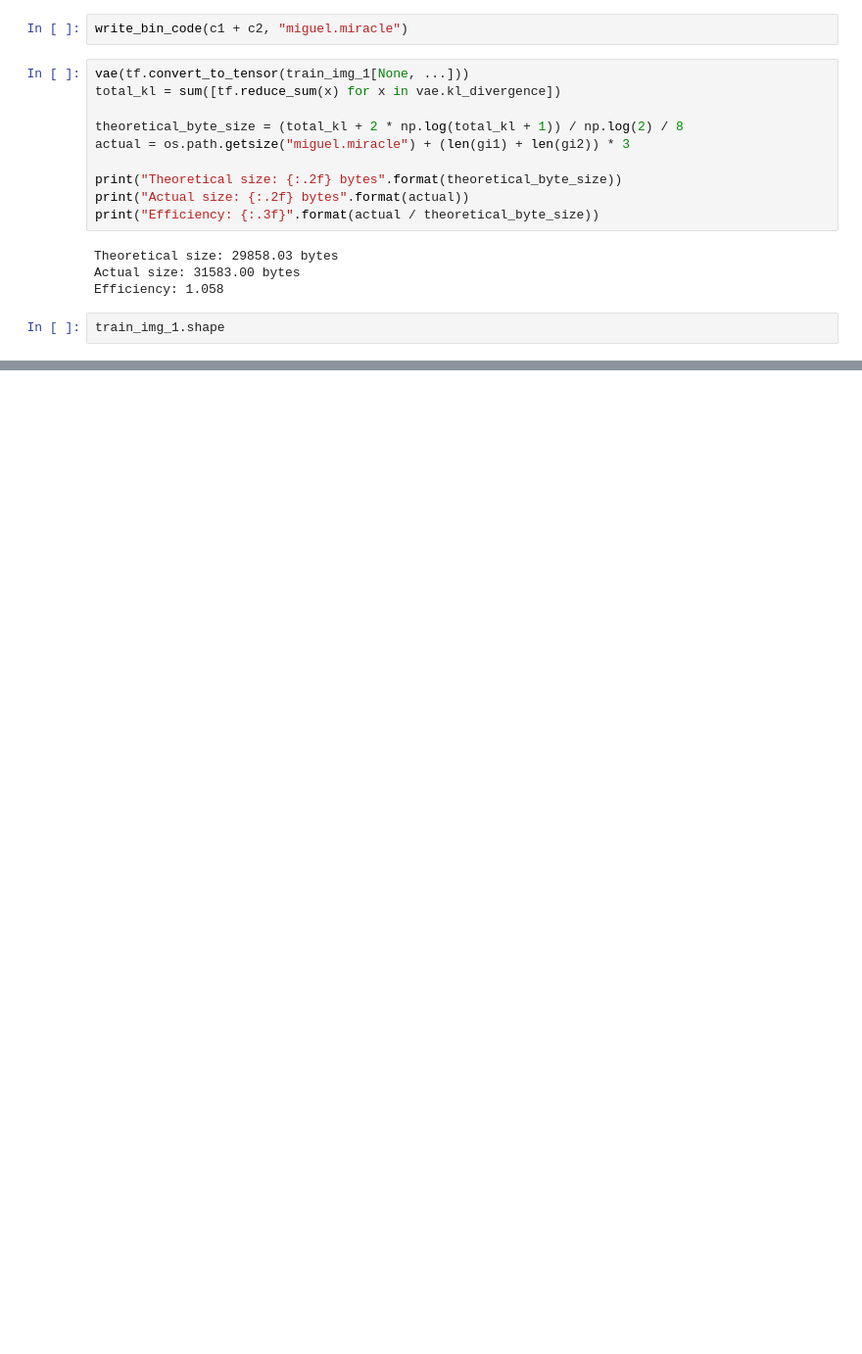
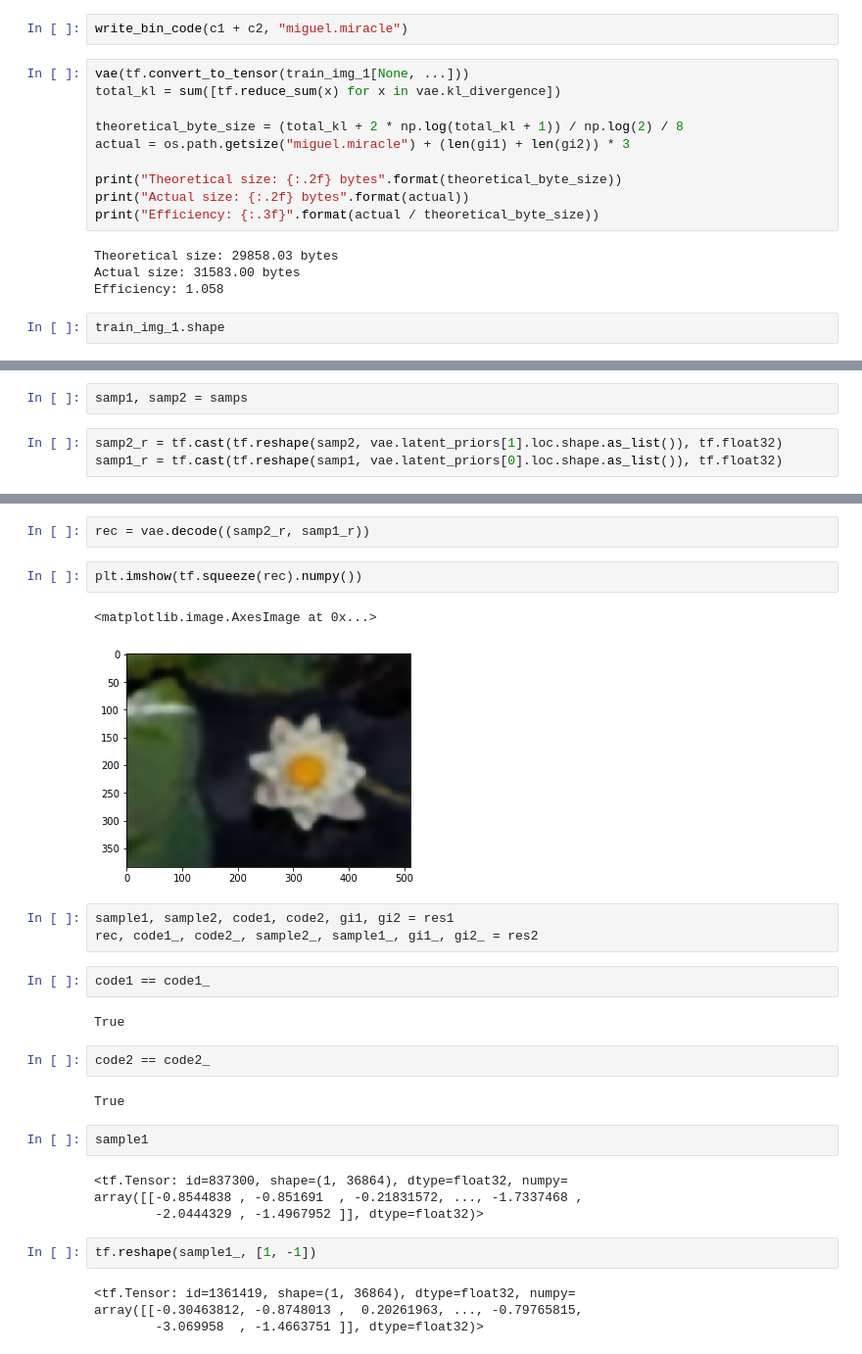
Before and after one commit to gergely-flamich/miracle-compression, a Jupyter notebook: code/clic/Compression.ipynb, the cells around one changed output, grey strips where cells are left out. Shown at 98% size. Saved outputs shown, nothing was run; the diff lists cells and outputs as text; blank space fills up the shorter version.

```diff
--- a/code/clic/Compression.ipynb
+++ b/code/clic/Compression.ipynb
@@ -1257,0 +1178,5 @@ train_img_1.shape
+# %%
+samp1, samp2 = samps
+# %%
+samp2_r = tf.cast(tf.reshape(samp2, vae.latent_priors[1].loc.shape.as_list()), tf.float32)
+samp1_r = tf.cast(tf.reshape(samp1, vae.latent_priors[0].loc.shape.as_list()), tf.float32)
@@ -1257,0 +1196,30 @@ train_img_1.shape
+# %%
+rec = vae.decode((samp2_r, samp1_r))
+# %%
+plt.imshow(tf.squeeze(rec).numpy())
+# %% [output]
+<matplotlib.image.AxesImage at 0x...>
+[figure, added]
+# %%
+sample1, sample2, code1, code2, gi1, gi2 = res1
+rec, code1_, code2_, sample2_, sample1_, gi1_, gi2_ = res2
+# %%
+code1 == code1_
+# %% [output]
+True
+# %%
+code2 == code2_
+# %% [output]
+True
+# %%
+sample1
+# %% [output]
+<tf.Tensor: id=837300, shape=(1, 36864), dtype=float32, numpy=
+array([[-0.8544838 , -0.851691  , -0.21831572, ..., -1.7337468 ,
+        -2.0444329 , -1.4967952 ]], dtype=float32)>
+# %%
+tf.reshape(sample1_, [1, -1])
+# %% [output]
+<tf.Tensor: id=1361419, shape=(1, 36864), dtype=float32, numpy=
+array([[-0.30463812, -0.8748013 ,  0.20261963, ..., -0.79765815,
+        -3.069958  , -1.4663751 ]], dtype=float32)>
```
Also changed, not shown: parts of 77 cells of this notebook, 5 other files.
